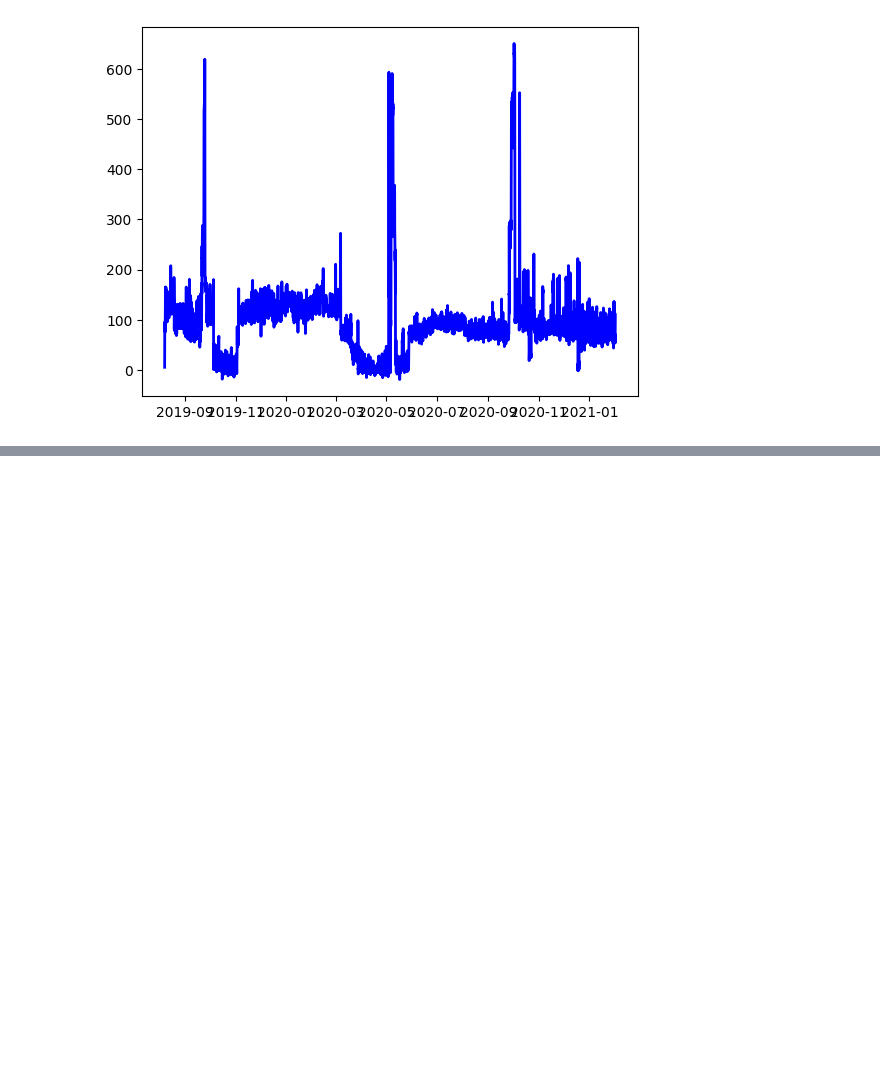
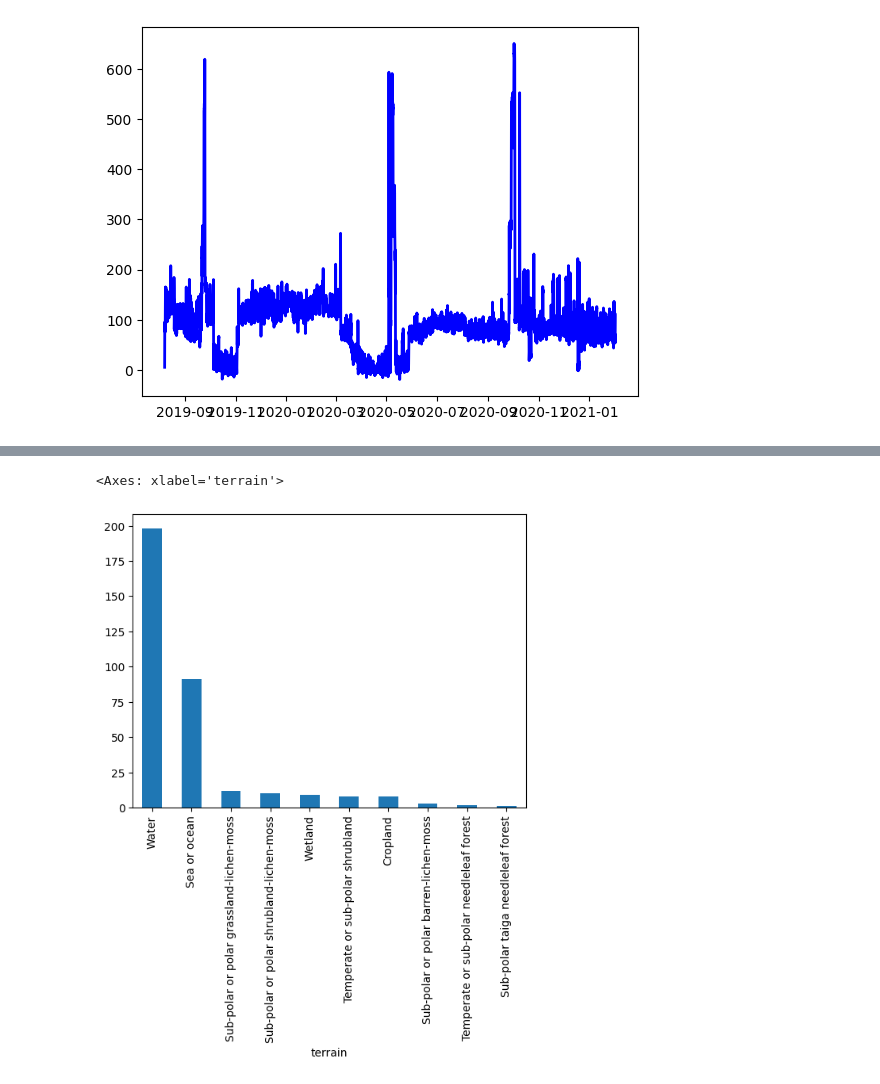
Before and after one commit to Chebawca21/canadian_goose_interactions, a Jupyter notebook: test.ipynb, the cells around one changed output, grey strips where cells are left out. Drawn from its saved outputs; the diff is of its cells as text; code cells hidden in the pictures; blank space fills up the shorter version.

```diff
--- a/test.ipynb
+++ b/test.ipynb
@@ -305,3 +305,29 @@ for animal, animal_info in animal_infos.items():
     time.sleep(0.3)
 # %% [output]
 [figure]
+# %%
+terrain_dict = {
+    0: 'Sea or ocean',
+    1: 'Temperate or sub-polar needleleaf forest',
+    2: 'Sub-polar taiga needleleaf forest',
+    3: 'Tropical or sub-tropical broadleaf evergreen forest',
+    4: 'Tropical or sub-tropical broadleaf deciduous forest',
+    5: 'Temperate or sub-polar broadleaf deciduous forest',
+    6: 'Mixed Forest',
+    7: 'Tropical or sub-tropical shrubland',
+    8: 'Temperate or sub-polar shrubland',
+    9: 'Tropical or sub-tropical grassland',
+    10: 'Temperate or sub-polar grassland',
+    11: 'Sub-polar or polar shrubland-lichen-moss',
+    12: 'Sub-polar or polar grassland-lichen-moss',
+    13: 'Sub-polar or polar barren-lichen-moss',
+    14: 'Wetland',
+    15: 'Cropland',
+    16: 'Barren lands',
+    17: 'Urban',
+    18: 'Water',
+    19: 'Snow and Ice'
+}
+# %%
+bird_interactions['terrain'] = bird_interactions['terrain'].apply(lambda x: terrain_dict[x])
+bird_interactions
@@ -307,0 +353,5 @@ for animal, animal_info in animal_infos.items():
+# %%
+bird_interactions['terrain'].value_counts().plot(kind='bar')
+# %% [output]
+<Axes: xlabel='terrain'>
+[figure, added]
```
Also changed, not shown: parts of 1 cell of this notebook.
